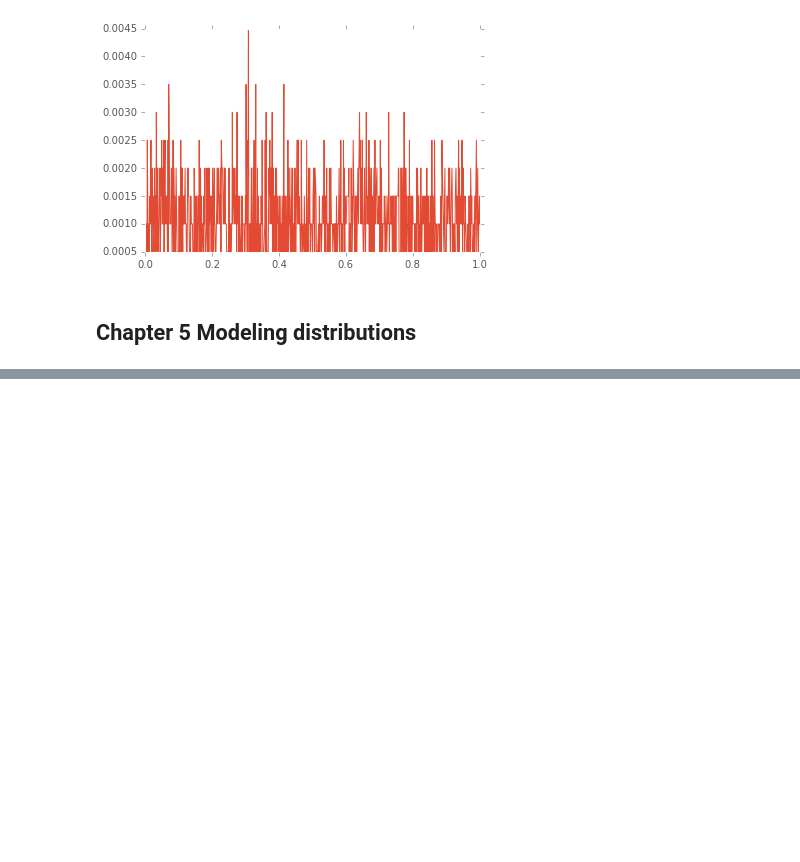
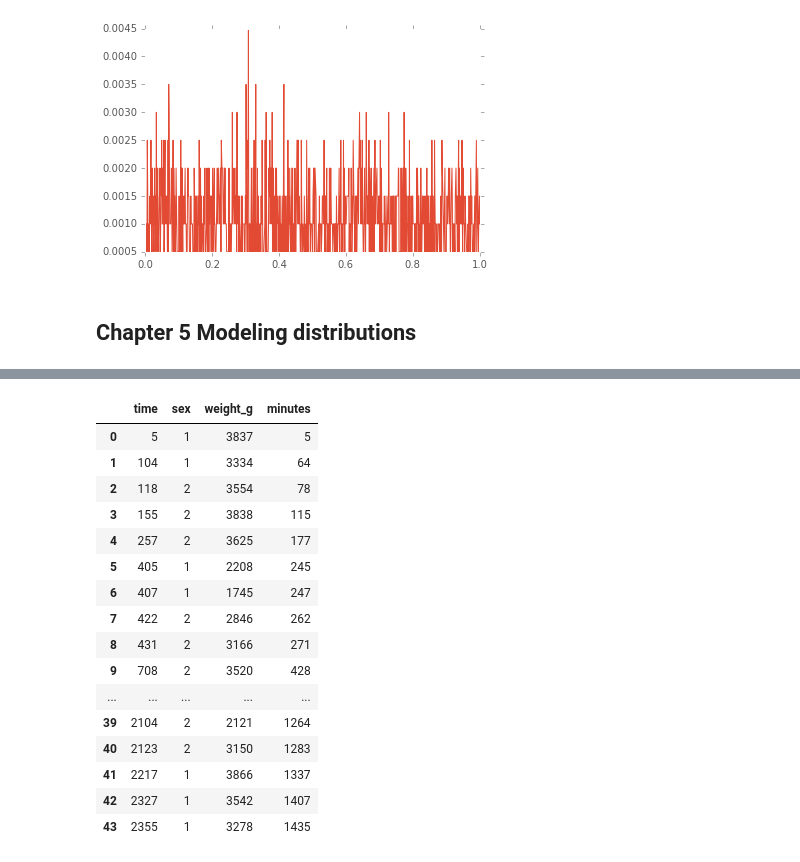
Before and after one commit to doolingdavid/ThinkStats2, a Jupyter notebook: code/notes.ipynb, the cells around one changed output, grey strips where cells are left out. Cells and saved outputs as stored; diff of their text form; code cells hidden in the pictures; blank space fills up the shorter version.

```diff
--- a/code/notes.ipynb
+++ b/code/notes.ipynb
@@ -1463,0 +1468,23 @@ rpmf.plot()
+# %%
+import analytic
+df = analytic.ReadBabyBoom()
+# %%
+df
+# %% [output]
+|  | time | sex | weight_g | minutes |
+| 0 | 5 | 1 | 3837 | 5 |
+| 1 | 104 | 1 | 3334 | 64 |
+| 2 | 118 | 2 | 3554 | 78 |
+| 3 | 155 | 2 | 3838 | 115 |
+| 4 | 257 | 2 | 3625 | 177 |
+| 5 | 405 | 1 | 2208 | 245 |
+| 6 | 407 | 1 | 1745 | 247 |
+| 7 | 422 | 2 | 2846 | 262 |
+| 8 | 431 | 2 | 3166 | 271 |
+| 9 | 708 | 2 | 3520 | 428 |
+| ... | ... | ... | ... | ... |
+| 39 | 2104 | 2 | 2121 | 1264 |
+| 40 | 2123 | 2 | 3150 | 1283 |
+| 41 | 2217 | 1 | 3866 | 1337 |
+| 42 | 2327 | 1 | 3542 | 1407 |
+| 43 | 2355 | 1 | 3278 | 1435 |
```
Also changed, not shown: parts of 1 cell of this notebook.
